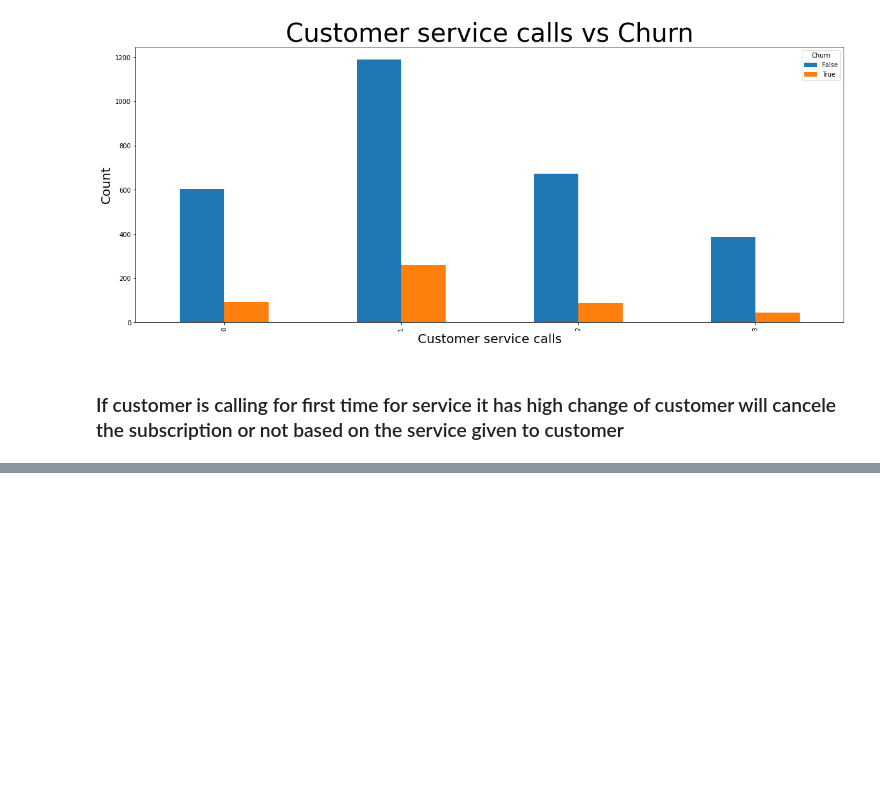
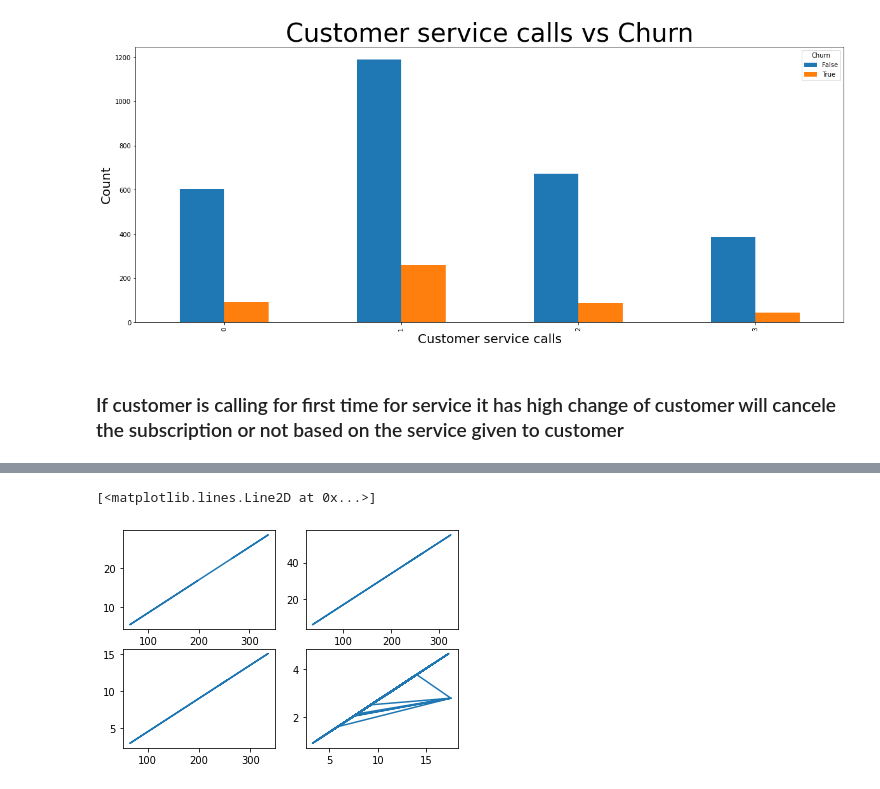
Before and after one commit to MiteshBhanushali/TelecomChurnAnalysis, a Jupyter notebook: Copy_of_Telecom_Churn_Analysis_Capstone_Project.ipynb, the cells around one changed output, grey strips where cells are left out. Drawn from its saved outputs; the diff is of its cells as text; code cells hidden in the pictures; blank space fills up the shorter version.

```diff
--- a/Copy_of_Telecom_Churn_Analysis_Capstone_Project.ipynb
+++ b/Copy_of_Telecom_Churn_Analysis_Capstone_Project.ipynb
@@ -248,0 +248,10 @@ Name: Customer service calls, dtype: int64
+# %%
+#line graph
+figure, axis=plt.subplots(2,2)
+axis[0,0].plot(telecom_data['Total eve minutes'],telecom_data['Total eve charge'])
+axis[0,1].plot(telecom_data['Total day minutes'],telecom_data['Total day charge'])
+axis[1,0].plot(telecom_data['Total night minutes'],telecom_data['Total night charge'])
+axis[1,1].plot(telecom_data['Total intl minutes'],telecom_data['Total intl charge'])
+# %% [output]
+[<matplotlib.lines.Line2D at 0x...>]
+[figure, added]
```
Also changed, not shown: parts of 4 cells of this notebook.
